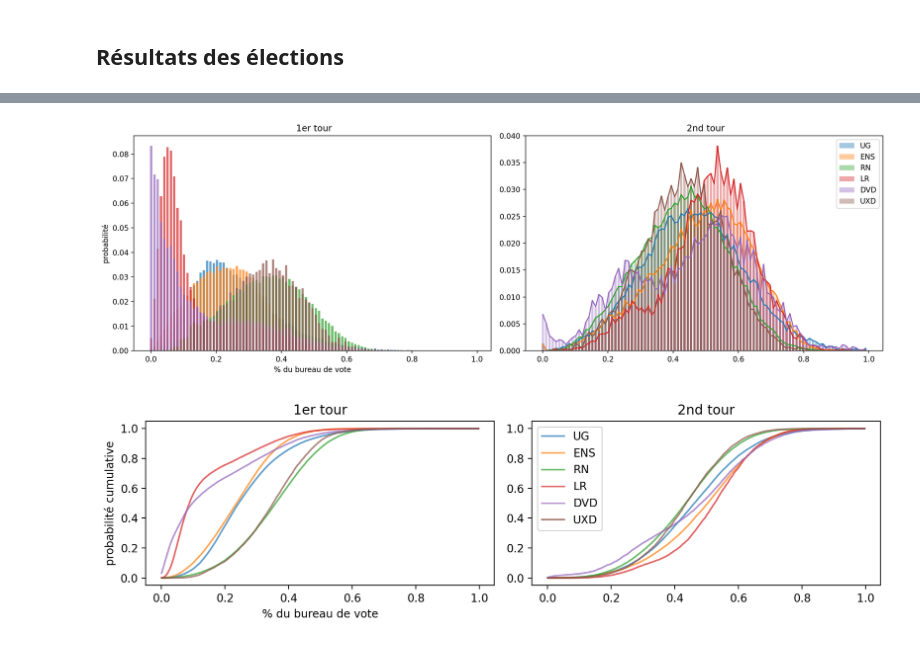
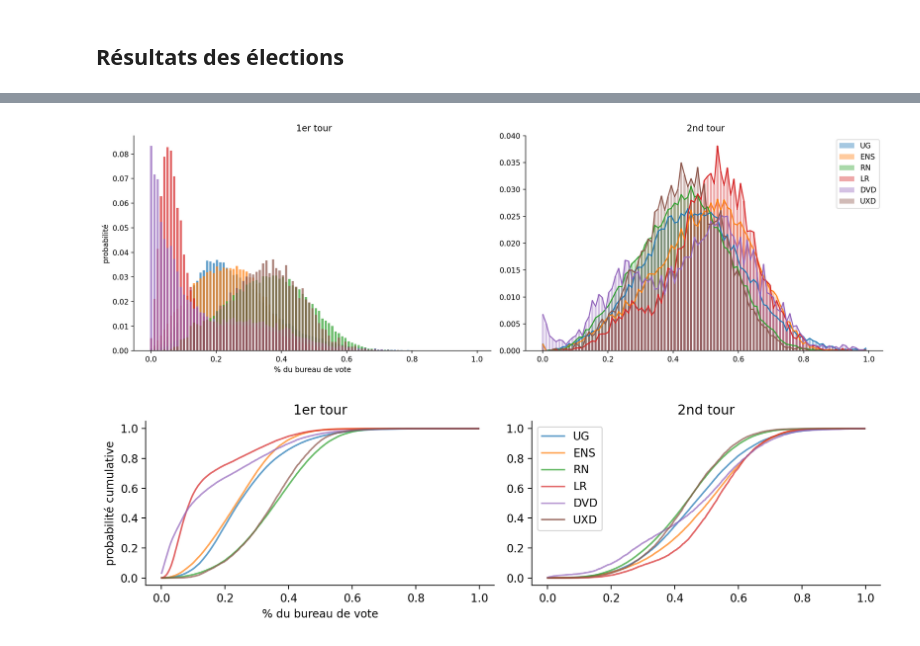
Before and after one commit to alexandre-laine/Pipeline_Elections_Legislatives, a Jupyter notebook: source/B_Visualisation.ipynb, the cells around one changed output, grey strips where cells are left out. Cells and saved outputs as stored; diff of their text form; code cells hidden in the pictures.

```diff
--- a/source/B_Visualisation.ipynb
+++ b/source/B_Visualisation.ipynb
@@ -20,5 +19,7 @@ import os
 # %% [markdown]
 ## Résultats des élections
 # %%
-df_1f = pd.read_csv(os.path.join(prm.datasets_pp_path, f"DF_{prm.dataset_1er_tour}.csv"))
-df_2f = pd.read_csv(os.path.join(prm.datasets_pp_path, f"DF_{prm.dataset_2nd_tour}.csv"))
+# Chargement des données
+df_1f = pd.read_csv(prm.datasets_pp_path / f"DF_{prm.dataset_1er_tour}.csv")
+df_2f = pd.read_csv(prm.datasets_pp_path / f"DF_{prm.dataset_2nd_tour}.csv")
+print(f"{df_1f.shape = }, {df_2f.shape = }")
@@ -154,35 +183,38 @@ for grp in prm.Grandes_Nuances:
     to_plot = df_2f_norm[grp].to_numpy()
 
     values, bins = np.histogram(
         a=to_plot, bins=np.linspace(0.001, 1, 100)
     )
 
     ax[1].bar(
         x=bins[:-1],
         height=values/values.sum(),
         width=(bins[1]-bins[0])/1.5,
         alpha=0.4, label=grp
     )
     ax[1].plot(
         bins[:-1],
         values/values.sum(),
         alpha=1
     )
 
 ax[0].set_title(" 1er tour")
 ax[1].set_title(" 2nd tour")
 ax[0].set_ylabel("probabilité")
 ax[0].set_xlabel("% du bureau de vote")
 ax[1].legend()
 
+ax[0].spines[["top","right"]].set_visible(False)
+ax[1].spines[["top","right"]].set_visible(False)
+
 plt.tight_layout()
 plt.savefig(
-    os.path.join(prm.figures_path, "Distribution_bv_1er_et_2nd_tour.pdf"),
+    prm.figures_path / "Distribution_bv_1er_et_2nd_tour.pdf",
     dpi=200
 )
 plt.show()
 # %% [output]
-[figure, old version]
+[figure, new version]
 # %%
 fig,ax = plt.subplots(
     nrows=1,
@@ -223,14 +255,17 @@ ax[0].set_ylabel("probabilité cumulative")
 ax[0].set_xlabel("% du bureau de vote")
 ax[1].legend()
 
+ax[0].spines[["top","right"]].set_visible(False)
+ax[1].spines[["top","right"]].set_visible(False)
+
 plt.tight_layout()
 plt.savefig(
-    os.path.join(prm.figures_path, "Cumulative_bv_1er_et_2nd_tour.pdf"),
+    prm.figures_path / "Cumulative_bv_1er_et_2nd_tour.pdf",
     dpi=200
 )
 plt.show()
 # %% [output]
-[figure, old version]
+[figure, new version]
 # %%
 prm.WaTer()
 # %% [output]
```
Also changed, not shown: parts of 7 cells of this notebook, 11 other files.
